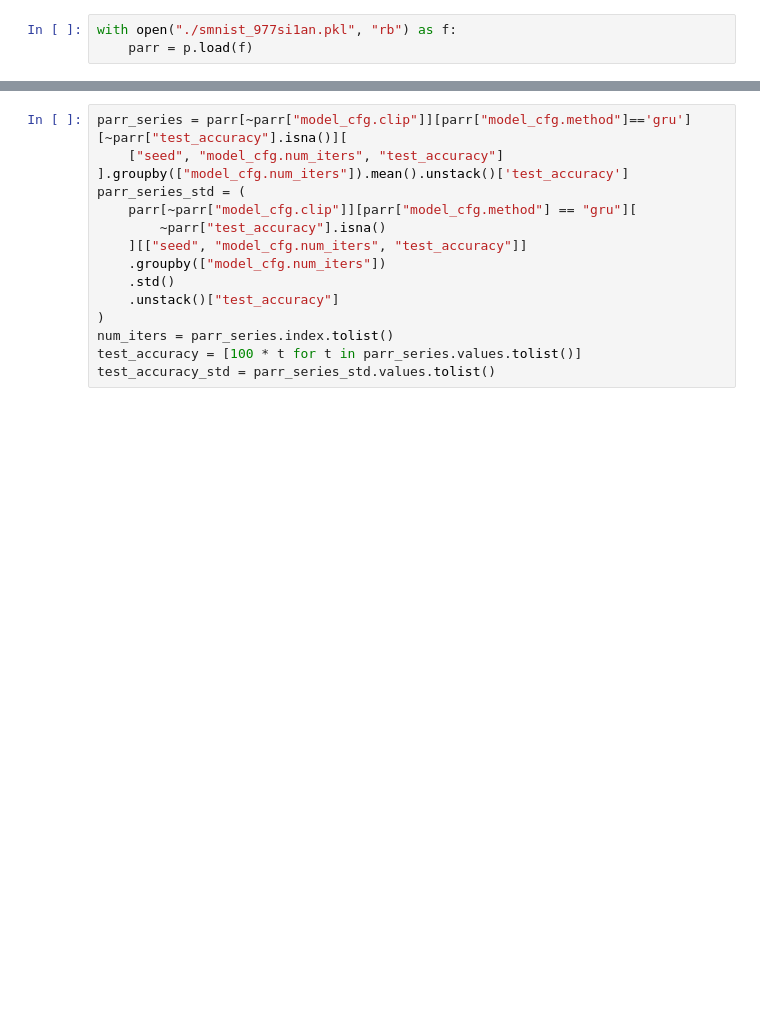
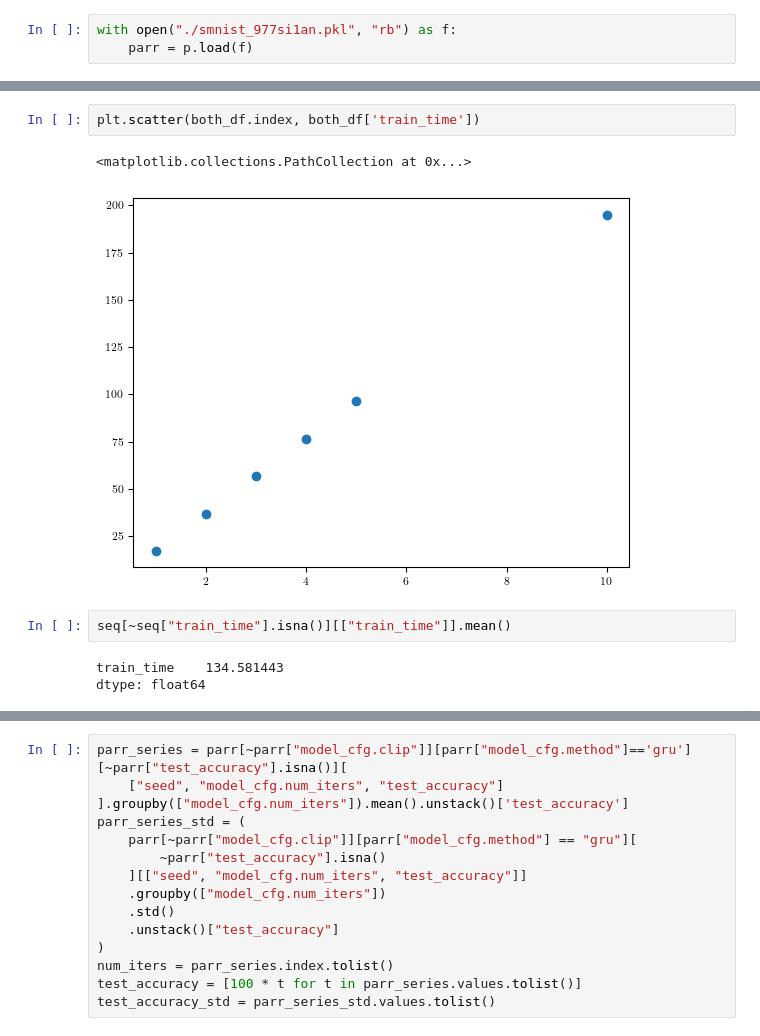
Before and after one commit to ekellbuch/deep_ssm, a Jupyter notebook: figures/smnist_compute_accuracy_plot.ipynb, the cells around one changed output, grey strips where cells are left out. Saved outputs shown, nothing was run; the diff lists cells and outputs as text; blank space fills up the shorter version.

```diff
--- a/figures/smnist_compute_accuracy_plot.ipynb
+++ b/figures/smnist_compute_accuracy_plot.ipynb
@@ -47,0 +109,10 @@ Index(['_timestamp', 'val_loss', '_runtime', 'train_time',
+# %%
+plt.scatter(both_df.index, both_df['train_time'])
+# %% [output]
+<matplotlib.collections.PathCollection at 0x...>
+[figure, added]
+# %%
+seq[~seq["train_time"].isna()][["train_time"]].mean()
+# %% [output]
+train_time    134.581443
+dtype: float64
```
Also changed, not shown: parts of 14 cells of this notebook.
